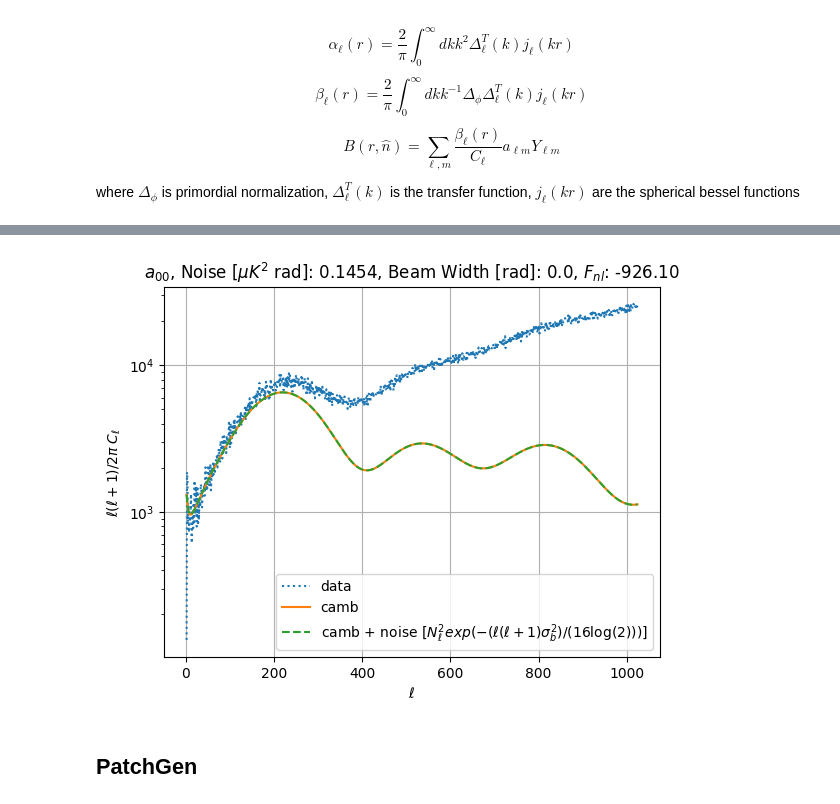
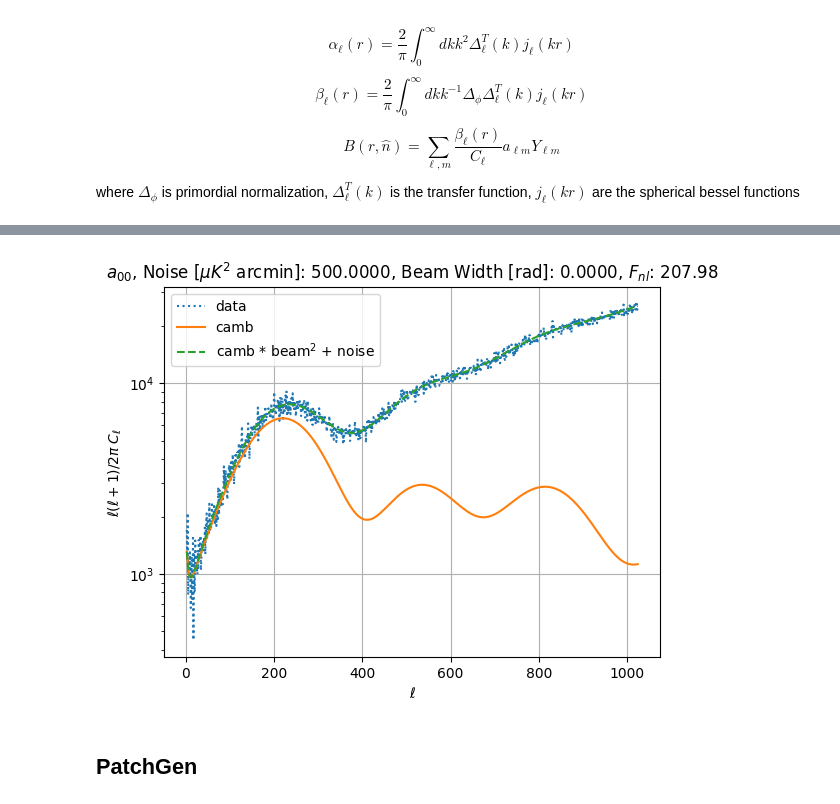
Before and after one commit to JBrandonS/MLPNG, a Jupyter notebook: simulator.ipynb, the cells around one changed output, grey strips where cells are left out. Saved outputs shown, nothing was run; the diff lists cells and outputs as text; code cells hidden in the pictures.

Commit message:
Fixing noise

```diff
--- a/simulator.ipynb
+++ b/simulator.ipynb
@@ -179,12 +158,27 @@ alm_l = np.array(
     [s.data.compute_alm_sim(s.lensing) for _ in range(s.nsims)],
     dtype=s.c_dtype,
 )
-fnls = s.rng.uniform(s.fnl_min, s.fnl_max + 1, s.fnl_shape)
+plot_cl_alm(
+    alm_l[0, 0],
+    title=f"alm_l",
+    plot_camb=True,
+    c_ells=s.c_ells,
+    camb_noise=True,
+    noise=s.noise_ell[0],
+    beam_width=s.beam_width,
+)
+fnls = s.rng.uniform(s.fnl_min, s.fnl_max, s.fnl_shape)
 alm_ng = generate_alm_ng(s, alm_l)
+plot_cl_alm(alm_ng[0, 0], title=f"alm_ng")
 alms = alm_l + fnls * alm_ng
-# if s.noise:
-#     for i, j in s.sim_pol:
-#         hp.almxfl(alms[i, j], s.beam_ell[j], inplace=True)
-#         alms[i, j] += hp.synalm(s.noise_ell[j], lmax=s.lmax, new=True)
 alms = remove_mono_dipole(alms)
+plot_cl_alm(
+    alms[0, 0],
+    title=f"alms final",
+    plot_camb=True,
+    c_ells=s.c_ells,
+    camb_noise=True,
+    noise=s.noise_ell[0],
+    beam_width=s.beam_width,
+)
 # %% [output]
@@ -208,18 +219,20 @@ plt.show()
 # %%
+import astropy.units as u
+
 i, j = s.rng.integers(s.nsims), s.rng.integers(s.npol)
-
+noise_muk2arcmin = (s.noise_scale_tt * u.radian).to_value(u.arcmin)
 plot_cl_alm(
     alms[i, j],
-    title=f"$a_{{{i}{j}}}$, Noise [$\\mu K^2$ rad]: {s.noise_scale_tt:.4f}, Beam Width [rad]: {s.beam_width}, $F_{{nl}}$: {fnls[i, j][0]:.2f}",
+    title=f"$a_{{{i}{j}}}$, Noise [$\\mu K^2$ arcmin]: {noise_muk2arcmin:.4f}, Beam Width [rad]: {s.beam_width:.4f}, $F_{{nl}}$: {fnls[i, j][0]:.2f}",
     plot_camb=True,
     c_ells=s.c_ells,
     camb_noise=True,
     noise=s.noise_ell[0],
     beam_width=s.beam_width,
 )
 # %% [output]
 [interactive output not drawn]
-[figure, old version]
+[figure, new version]
 # %% [markdown]
 ## PatchGen
 # %%
```
Also changed, not shown: parts of 10 cells of this notebook, 4 other files.
